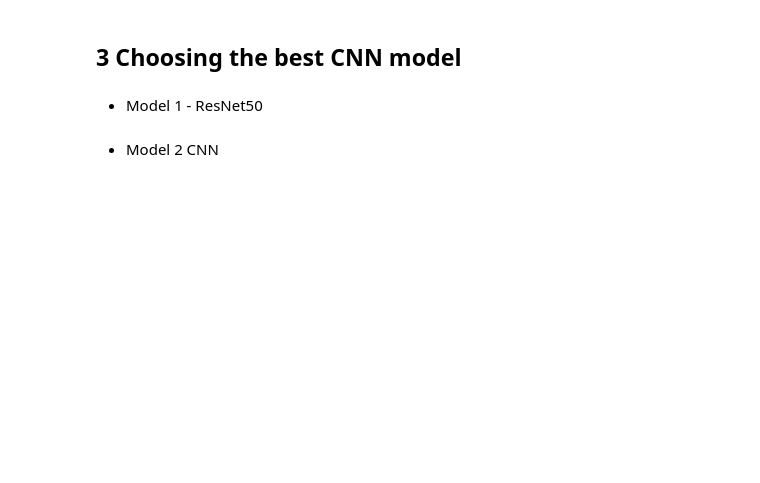
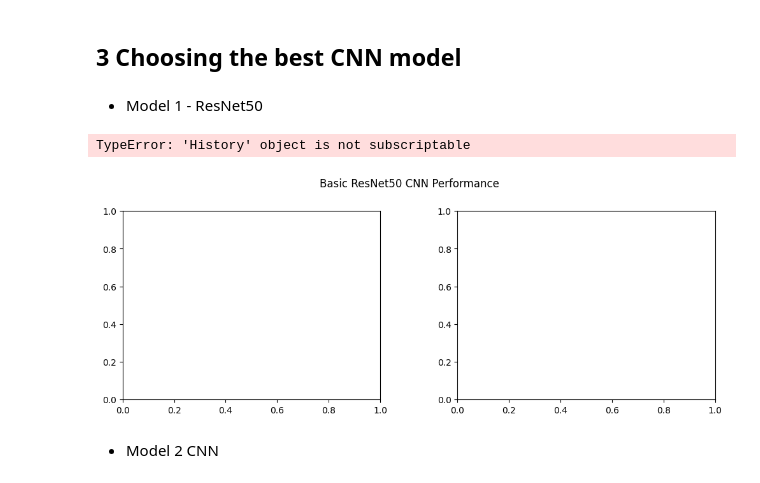
Before and after one commit to ybezginova2016/ZAF056_CV_BlurredImage-detection, a Jupyter notebook: ZUM_project_2_CNN_ResNet50.ipynb, the cells around one changed output. Drawn from its saved outputs; the diff is of its cells as text; code cells hidden in the pictures; blank space fills up the shorter version.

Commit message:
Training CNNs

```diff
--- a/ZUM_project_2_CNN_ResNet50.ipynb
+++ b/ZUM_project_2_CNN_ResNet50.ipynb
@@ -270,3 +315,11 @@ Total params: 189,557
 Trainable params: 189,557
 Non-trainable params: 0
 _________________________________________________________________
+# %%
+%%time
+history = model.fit_generator(train,
+          validation_data=valid,
+          epochs=10,
+          steps_per_epoch=STEP_SIZE_TRAIN,
+          validation_steps=STEP_SIZE_VALID,
+          verbose=2)
@@ -491,25 +528,28 @@ Epoch 1/50
 # %%
 f, (ax1, ax2) = plt.subplots(1, 2, figsize=(12, 4))
 t = f.suptitle('Basic ResNet50 CNN Performance', fontsize=12)
 f.subplots_adjust(top=0.85, wspace=0.3)
 
 epoch_list = list(range(0, 10))
-ax1.plot(epoch_list, ResNet50_model.history['accuracy'], label='Train Accuracy')
-ax1.plot(epoch_list, ResNet50_model.history['val_accuracy'], label='Validation Accuracy')
+ax1.plot(epoch_list, model.history['accuracy'], label='Train Accuracy')
+ax1.plot(epoch_list, model.history['val_accuracy'], label='Validation Accuracy')
 
 ax1.set_xticks(np.arange(0, 10, 1))
 ax1.set_ylabel('Accuracy Value')
 ax1.set_xlabel('Epoch')
 ax1.set_title('Accuracy')
 l1 = ax1.legend(loc="best")
 
-ax2.plot(epoch_list, ResNet50_model.history['loss'], label='Train Loss')
-ax2.plot(epoch_list, ResNet50_model.history['val_loss'], label='Validation Loss')
+ax2.plot(epoch_list, model.history['loss'], label='Train Loss')
+ax2.plot(epoch_list, model.history['val_loss'], label='Validation Loss')
 ax2.set_xticks(np.arange(0, 10, 1))
 ax2.set_ylabel('Loss Value')
 ax2.set_xlabel('Epoch')
 ax2.set_title('Loss')
 l2 = ax2.legend(loc="best")
+# %% [output]
+TypeError: 'History' object is not subscriptable
+[figure, added]
 # %% [markdown]
 - Model 2 CNN
 # %%
```
Also changed, not shown: parts of 40 cells of this notebook.
